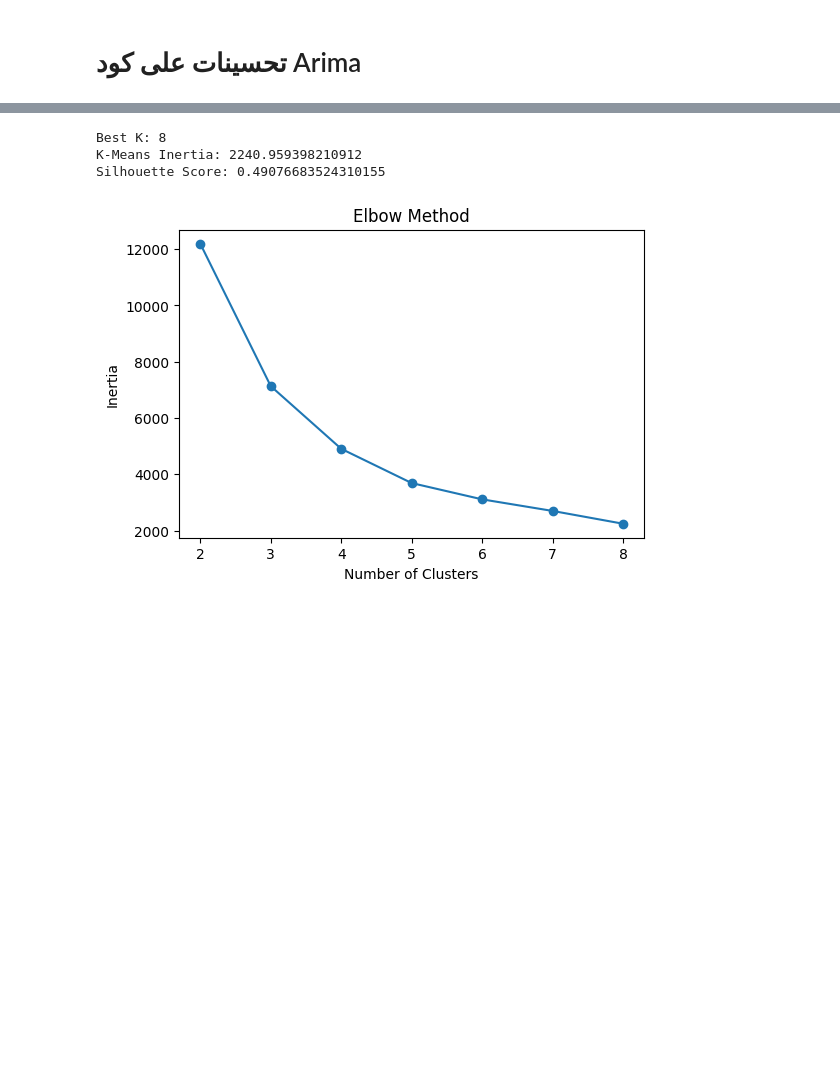
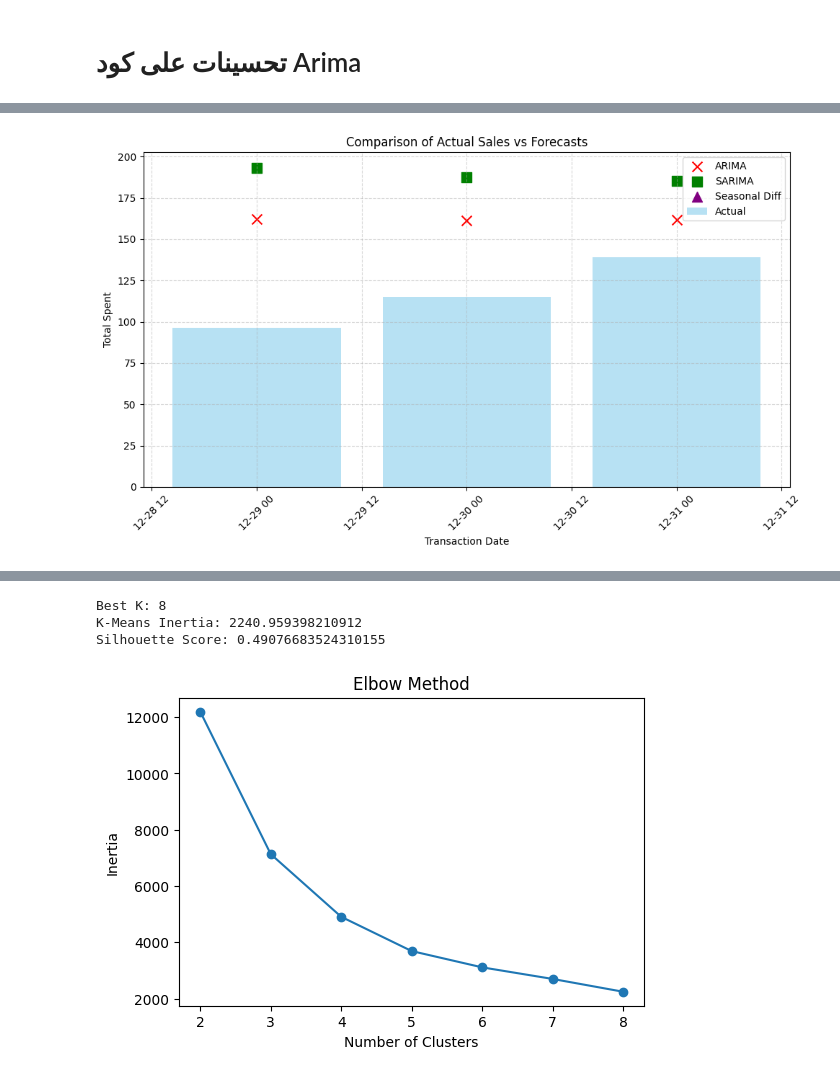
Before and after one commit to ayaaayaaayaaayaaayaaayaa/1G3k6bk3eE5jS72tEbvvYEclhIGrEHNuA, a Jupyter notebook: Improvements(V2_0)_(B_AND_G).ipynb, the cells around one changed output, grey strips where cells are left out. Cells and saved outputs as stored; diff of their text form; code cells hidden in the pictures; blank space fills up the shorter version.

```diff
--- a/Improvements(V2_0)_(B_AND_G).ipynb
+++ b/Improvements(V2_0)_(B_AND_G).ipynb
@@ -216,48 +324,116 @@ Average CV R²: 0.9026775336022078
 import pandas as pd
 import numpy as np
 from statsmodels.tsa.arima.model import ARIMA
+from statsmodels.tsa.statespace.sarimax import SARIMAX
 from sklearn.metrics import mean_squared_error
 
-# قراءة البيانات
+# =========================
+# قراءة البيانات وتجهيزها
+# =========================
 df = pd.read_csv("/content/drive/MyDrive/Data Cleaning (B AND G)/Clean_coffee_shop_sales.csv")
 
 # تجميع المبيعات حسب التاريخ
 data = df.groupby('Transaction Date')['Total Spent'].sum()
 
-# التحويل اللوغاريتمي
+# =========================
+# تحسين 1: التحويل اللوغاريتمي لتقليل تأثير القيم الكبيرة والمتطرفة
+# =========================
 data_log = np.log1p(data)
 
-# تقسيم البيانات تدريب واختبار (آخر 3 أيام للاختبار)
+# =========================
+# تحسين 2: تقليل فترة الاختبار لآخر 3 أيام
+# =========================
 train, test = data_log[:-3], data_log[-3:]
 
-# متغيرات حفظ أفضل نموذج
+# =========================
+# تحسين 3: اختيار نطاق معاملات ARIMA منطقية لتجنب تعقيد النموذج
+# =========================
 best_mse = float('inf')
 best_model = None
 best_order = None
 
-# تجربة أكثر من قيمة لـ p d q
 for p, d, q in [(0,1,1), (1,1,0), (1,1,1), (2,1,1)]:
     try:
         model = ARIMA(train, order=(p, d, q)).fit()
-
         forecast = model.forecast(steps=3)
-
         mse = mean_squared_error(test, forecast)
-
         if mse < best_mse:
             best_mse = mse
             best_model = model
             best_order = (p, d, q)
-
     except:
         pass
 
 print("Best ARIMA order:", best_order)
 print("Lowest MSE:", best_mse)
 
-# التنبؤ بالقيم الفعلية بعد إلغاء التحويل اللوغاريتمي
-forecast_values = np.expm1(best_model.forecast(steps=3))
-print("Forecast:", forecast_values)
+# =========================
+# تحسين 4: إضافة مكون موسمي باستخدام SARIMA (لمراعاة التذبذب الأسبوعي)
+# =========================
+seasonal_model = SARIMAX(train, order=(1,1,1), seasonal_order=(1,1,1,7)).fit()
+seasonal_forecast = seasonal_model.forecast(steps=3)
+seasonal_mse = mean_squared_error(test, seasonal_forecast)
+print("Seasonal MSE:", seasonal_mse)
+
+# =========================
+# تحسين 5: استخدام الفارق الموسمي لتثبيت السلسلة أكثر (فرق أسبوعي)
+# =========================
+data_log_diff = data_log.diff(7).dropna()
+train_diff, test_diff = data_log_diff[:-3], data_log_diff[-3:]
+
+model_diff = ARIMA(train_diff, order=(1,1,1)).fit()
+forecast_diff = model_diff.forecast(steps=3)
+# إعادة تحويل القيم إلى المستوى الأصلي
+forecast_diff_values = np.expm1(forecast_diff + data_log.shift(7).iloc[-3:])
+print("Forecast after seasonal differencing:", forecast_diff_values)
+
+# =========================
+# تحسين 6: التحقق المتقاطع الزمني (Time Series Cross-Validation)
+# =========================
+def rolling_forecast(data_log, p, d, q, steps=3):
+    errors = []
+    predictions = []
+    for i in range(len(data_log) - steps):
+        train_cv = data_log[:i+steps]
+        test_cv = data_log[i+steps:i+steps+steps]
+        if len(test_cv) < steps:
+            break
+        try:
+            model_cv = ARIMA(train_cv, order=(p,d,q)).fit()
+            forecast_cv = model_cv.forecast(steps=steps)
+            predictions.append(forecast_cv.values[-1])
+            errors.append(mean_squared_error(test_cv, forecast_cv))
+        except:
+            continue
+    return np.mean(errors), predictions
+
+cv_mse, cv_predictions = rolling_forecast(data_log, 1,1,1)
+print("Cross-Validation MSE:", cv_mse)
+
+
+comparison_df.index = pd.to_datetime(comparison_df.index)
+
+# =========================
+# رسم بياني أعمدة مع نقاط التنبؤ
+# =========================
+plt.figure(figsize=(10,6))
+
+# رسم الأعمدة للقيم الفعلية
+plt.bar(comparison_df.index, comparison_df['Actual'], color='skyblue', label='Actual', alpha=0.6)
+
+# رسم نقاط التنبؤ لكل تحسين
+plt.scatter(comparison_df.index, comparison_df['ARIMA'], color='red', marker='x', s=100, label='ARIMA')
+plt.scatter(comparison_df.index, comparison_df['SARIMA'], color='green', marker='s', s=100, label='SARIMA')
+plt.scatter(comparison_df.index, comparison_df['Seasonal_Diff'], color='purple', marker='^', s=100, label='Seasonal Diff')
+
+plt.title('Comparison of Actual Sales vs Forecasts')
+plt.xlabel('Transaction Date')
+plt.ylabel('Total Spent')
+plt.legend()
+plt.grid(True, linestyle='--', alpha=0.5)
+plt.xticks(rotation=45)  # لتسهيل قراءة التواريخ
+plt.tight_layout()
+plt.show()
 # %% [output]
 Best ARIMA order: (1, 1, 0)
 Lowest MSE: 0.13359654781686794
@@ -268 +449,2 @@ Freq: D, Name: predicted_mean, dtype: float64
+[figure, added]
 # %% [markdown]
```
Also changed, not shown: parts of 4 cells of this notebook.
